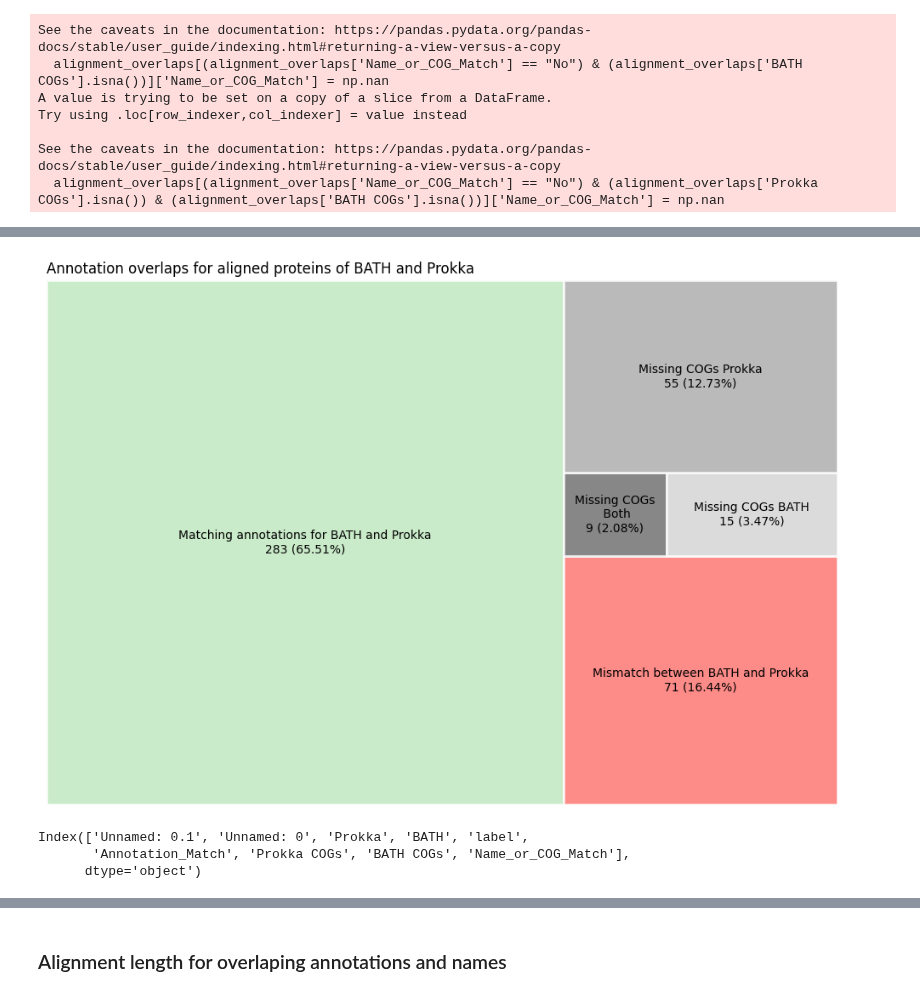
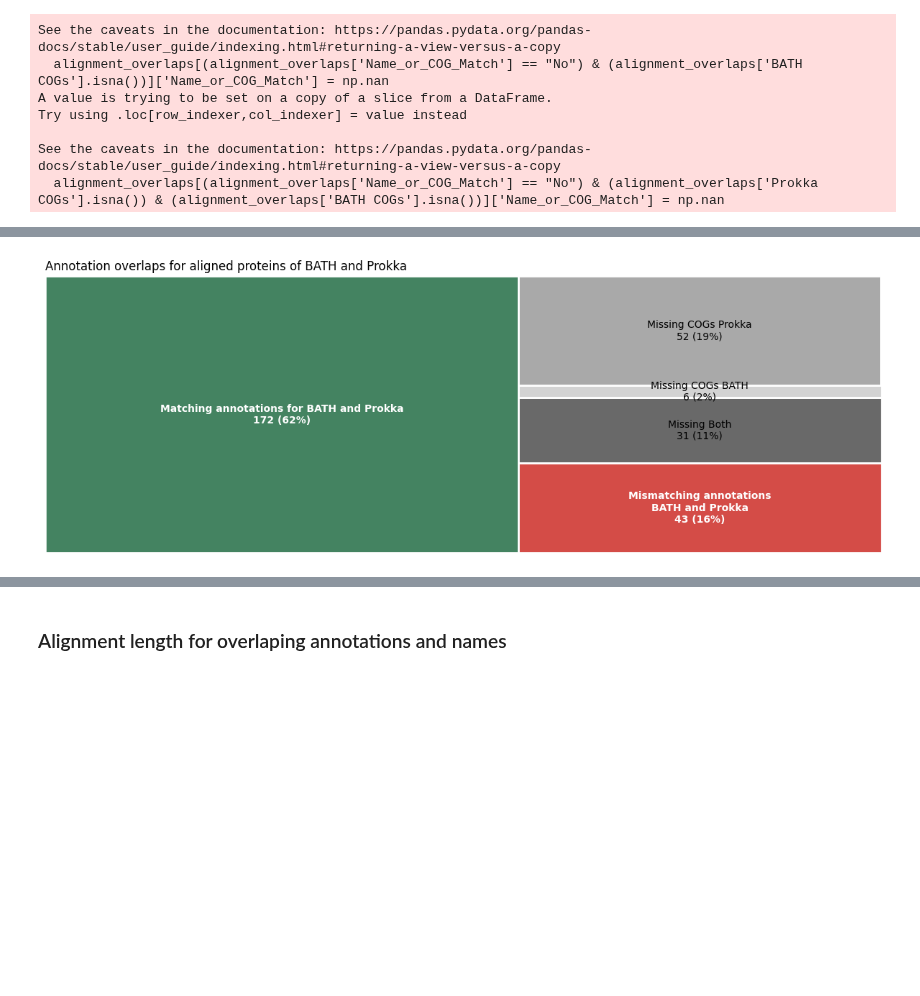
Before and after one commit to NehaSontakk/BATH-Prokka-Comparison, a Jupyter notebook: Annotation_Name_Comparison.ipynb, the cells around one changed output, grey strips where cells are left out. Drawn from its saved outputs; the diff is of its cells as text; code cells hidden in the pictures; blank space fills up the shorter version.

```diff
--- a/Annotation_Name_Comparison.ipynb
+++ b/Annotation_Name_Comparison.ipynb
@@ -20,3 +16,6 @@ Requirement already satisfied: numpy in /usr/local/lib/python3.10/dist-packages
+# %%
+bath_prokka_aligned_annotations = "/content/drive/MyDrive/Lab Work/Parkinsons_Data/BIN152/Aligned Outputs/Aligned_Outputs_bin152.xlsx"
+annotation_match_storage = "/content/drive/MyDrive/Lab Work/Parkinsons_Data/BIN152/Alignment_Overlaps_Unique_Bedmap_COGs_bin152.xlsx"
 # %%
 import pandas as pd
 import numpy as np
@@ -31,0 +29,2 @@ alignments = pd.read_excel("/content/drive/MyDrive/Lab Work/Parkinsons_Data/Orga
+# %%
+alignments = pd.read_excel(bath_prokka_aligned_annotations)
@@ -172 +178,3 @@ alignment_overlaps = pd.read_excel("/content/drive/MyDrive/Lab Work/Parkinsons_D
+# %%
+alignment_overlaps = pd.read_excel(annotation_match_storage)
 # %%
@@ -254,30 +241,45 @@ Successfully installed squarify-0.4.3
+# %%
+match_annotations = alignment_overlaps[(alignment_overlaps['Name_or_COG_Match'] == 'Yes')].shape[0]
+mismatch_annotations = alignment_overlaps[(alignment_overlaps['Name_or_COG_Match'] == 'No') & (~alignment_overlaps['Prokka COGs'].isna()) & (~alignment_overlaps['BATH COGs'].isna())].shape[0]
+missing_both = alignment_overlaps[(alignment_overlaps['Prokka COGs'].isna()) & (alignment_overlaps['BATH COGs'].isna())].shape[0]
+missing_cogs_bath = alignment_overlaps[(alignment_overlaps['BATH COGs'].isna()) & (~alignment_overlaps['Prokka COGs'].isna())].shape[0]
+missing_cogs_prokka = alignment_overlaps[(alignment_overlaps['Prokka COGs'].isna()) & (~alignment_overlaps['BATH COGs'].isna())].shape[0]
 # %%
 import matplotlib.pyplot as plt
 import squarify
 
 # Data
-total = 432
+total = alignment_overlaps.shape[0]
 categories = [
     'Matching annotations for BATH and Prokka',
-    'Mismatch between BATH and Prokka',
-    'Missing COGs\n Both',
+    'Mismatching annotations\nBATH and Prokka',
+    'Missing Both',
     'Missing COGs BATH',
     'Missing COGs Prokka'
 ]
-values = [283, 71, 9, 15, 55]
+values = [match_annotations, mismatch_annotations, missing_both, missing_cogs_bath, missing_cogs_prokka]
 
 # Calculate percentages
 percentages = [value / total * 100 for value in values]
 
 # Create labels with percentages
-labels = [f'{cat}\n{val} ({perc:.2f}%)' for cat, val, perc in zip(categories, values, percentages)]
+labels = [f'{cat}\n{val} ({perc:.0f}%)' for cat, val, perc in zip(categories, values, percentages)]
 
 # Plot the treemap
-plt.figure(figsize=(12, 8))
-squarify.plot(sizes=values, label=labels, alpha=0.8, color=['#BDE7BD', '#FD706B', '#696969', '#D3D3D3', '#A9A9A9'], edgecolor="white", linewidth=2)
+plt.figure(figsize=(15, 5))
+colors = ['#448361', '#D44C47', '#696969', '#D3D3D3', '#A9A9A9']
+squarify.plot(sizes=values, label=labels, color=colors, edgecolor="white", linewidth=2)
 
-plt.title('Annotation overlaps for aligned proteins of BATH and Prokka',loc='left')
+# Customize text colors and make the first two labels bold and white
+for i in range(len(labels)):
+    text = plt.gca().texts[i]
+    if i < 2:  # First two categories
+        text.set_color('white')
+        text.set_fontweight('bold')
+
+plt.title('Annotation overlaps for aligned proteins of BATH and Prokka', loc='left')
 plt.axis('off')  # Hide axes
+plt.savefig("Fig5A_annotations_name.svg", dpi=300, transparent=True, bbox_inches='tight')
 plt.show()
 # %% [output]
-[figure, old version]
+[figure, new version]
@@ -288,6 +285,0 @@ alignment_overlaps = pd.read_excel("/content/drive/MyDrive/Lab Work/Parkinsons_D
-# %%
-alignment_overlaps.columns
-# %% [output]
-Index(['Unnamed: 0.1', 'Unnamed: 0', 'Prokka', 'BATH', 'label',
-       'Annotation_Match', 'Prokka COGs', 'BATH COGs', 'Name_or_COG_Match'],
-      dtype='object')
```
Also changed, not shown: parts of 36 cells of this notebook.
